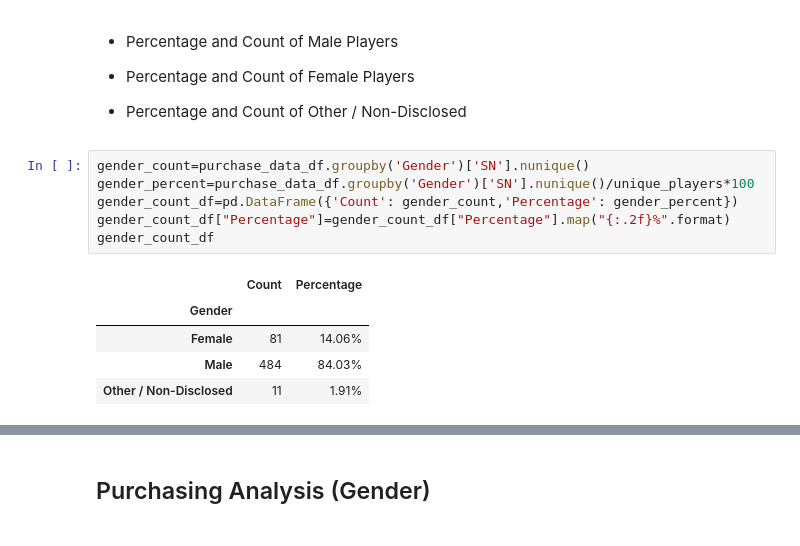
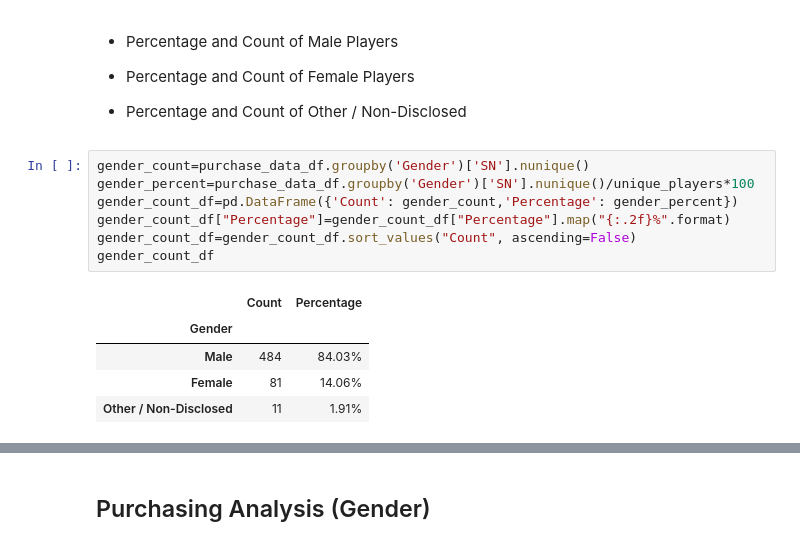
Before and after one commit to Sjenn257/pandas-challenge, a Jupyter notebook: HeroesOfPymoli/HeroesOfPymoli_starter.ipynb, the cells around one changed output, grey strips where cells are left out. Drawn from its saved outputs; the diff is of its cells as text.

```diff
--- a/HeroesOfPymoli/HeroesOfPymoli_starter.ipynb
+++ b/HeroesOfPymoli/HeroesOfPymoli_starter.ipynb
@@ -68,12 +68,13 @@ summary_df
 # %%
 gender_count=purchase_data_df.groupby('Gender')['SN'].nunique()
 gender_percent=purchase_data_df.groupby('Gender')['SN'].nunique()/unique_players*100
 gender_count_df=pd.DataFrame({'Count': gender_count,'Percentage': gender_percent})
 gender_count_df["Percentage"]=gender_count_df["Percentage"].map("{:.2f}%".format)
+gender_count_df=gender_count_df.sort_values("Count", ascending=False)
 gender_count_df
 # %% [output]
 |  | Count | Percentage |
 | Gender |  |  |
+| Male | 484 | 84.03% |
 | Female | 81 | 14.06% |
-| Male | 484 | 84.03% |
 | Other / Non-Disclosed | 11 | 1.91% |
```
Also changed, not shown: parts of 8 cells of this notebook.
